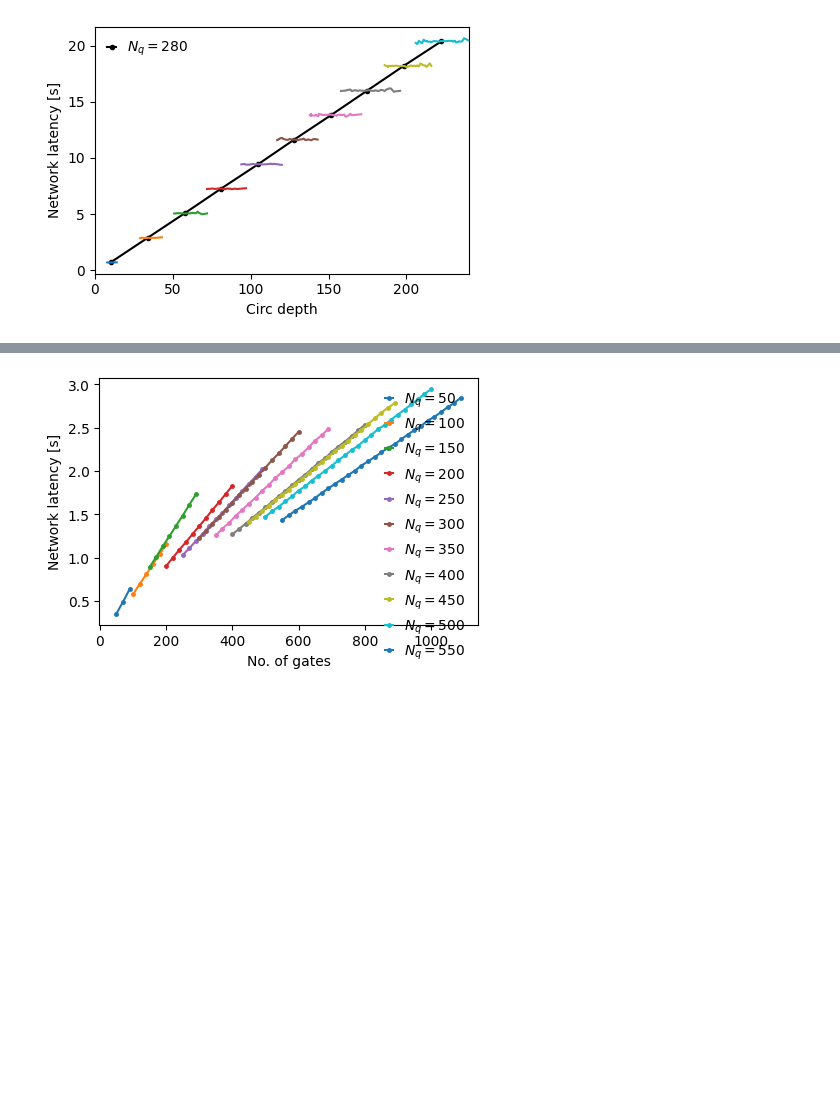
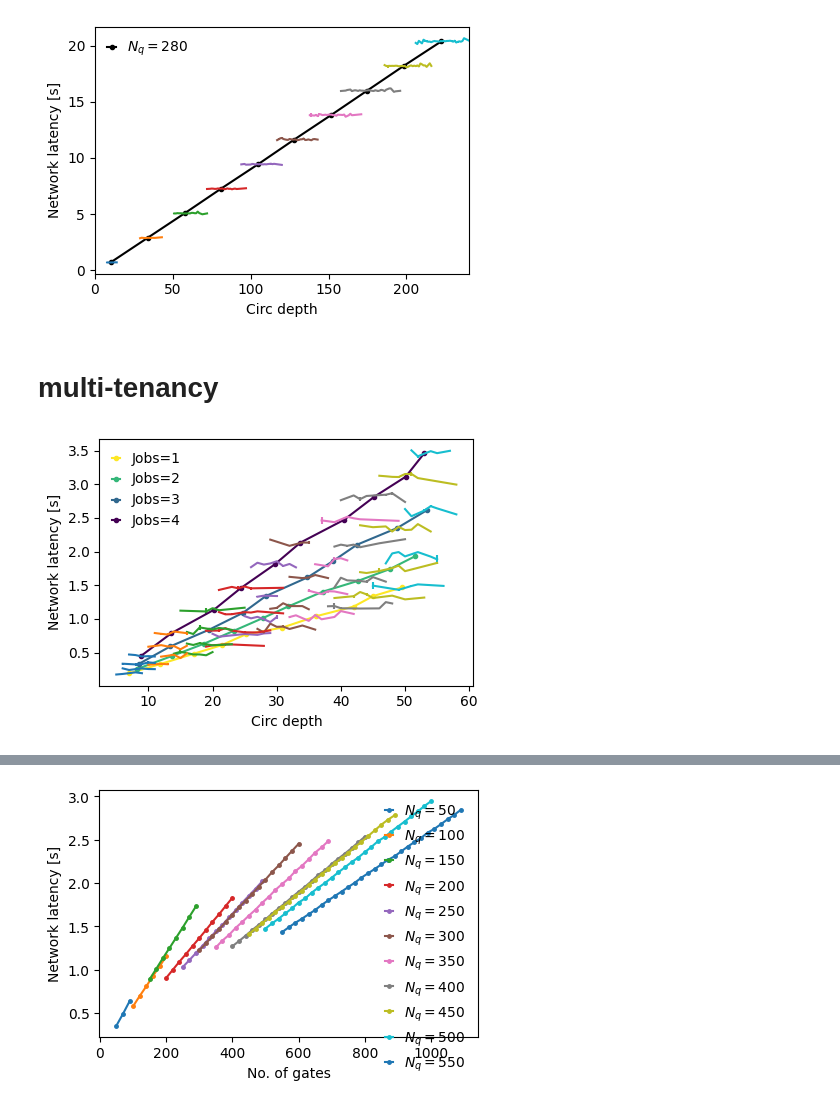
Before and after one commit to hassan-shap/QswitchNet, a Jupyter notebook: pp_clos_plots.ipynb, the cells around one changed output, grey strips where cells are left out. Cells and saved outputs as stored; diff of their text form; code cells hidden in the pictures; blank space fills up the shorter version.

Commit message:
initial multi-tenancy

```diff
--- a/pp_clos_plots.ipynb
+++ b/pp_clos_plots.ipynb
@@ -403,3 +403,81 @@ plt.legend(handlelength=0.6, frameon=False)
 plt.show()
 # %% [output]
 [figure]
+# %% [markdown]
+# multi-tenancy
+# %%
+n = 4
+num_ToR = 4
+qs_per_node = 10
+num_network_qubits = n**2//4 * num_ToR * qs_per_node
+num_qubits_per_job = n**2//4 * qs_per_node
+num_gates_list = np.linspace(num_qubits_per_job,8*num_qubits_per_job,10)
+num_bsm_tel = 2
+num_bsm_ir = 2
+Nrep = 1
+
+y_color = np.linspace(0,1,num_ToR)
+colors_bar = plt.cm.viridis_r(y_color)
+
+plt.figure(figsize=(4.6,3.2))
+for num_jobs in range(1,num_ToR+1):
+    num_gates_list = np.linspace(num_qubits_per_job,8*num_qubits_per_job,10)
+
+    latency_list = []
+    depth_list = []
+    num_g_list = []
+    for i_rep in range(Nrep):
+        fname = f"results/clos_multidag_T_vs_depth/q_{num_jobs}_n_{n}_tor_{num_ToR}_tel_{num_bsm_tel}_nir_{num_bsm_ir}.json"
+        if os.path.exists(fname):
+            with open(fname) as f:
+                latency_depth_list = np.array(json.load(f))
+                num_g_list += latency_depth_list[:,0].tolist()
+                depth_list += latency_depth_list[:,1].tolist()
+                latency_list += latency_depth_list[:,2].tolist()
+
+    if len(depth_list)>0:
+        latency_avg_list = []
+        depth_avg_list = []
+        for num_gates in num_gates_list:
+            num_gates = int(num_gates) + 0.0
+            idx_g = np.argwhere(np.array(num_g_list)==num_gates)[:,0]
+            depth_list_g = np.array(depth_list)[idx_g]
+            latency_list_g = np.array(latency_list)[idx_g]
+            depth_vals_g = sorted(list(set(depth_list_g.tolist())))
+            latency_avg_g = np.zeros(len(depth_vals_g))
+            latency_std_g = np.zeros(len(depth_vals_g))
+            for i_c, circ_depth in enumerate(depth_vals_g):
+                idx = np.argwhere(depth_list_g==circ_depth)[:,0]
+                latency_avg_g[i_c] =  latency_list_g[idx].mean()
+                latency_std_g[i_c] =  latency_list_g[idx].std()/np.sqrt(idx.shape[0]-1)
+        # # plt.plot(depth_vals, latency_avg, color= colors_bar[i_n,:],label=rf"$N_q=${num_qubits}")
+            plt.errorbar(depth_vals_g, latency_avg_g,latency_std_g)#,label=rf"$N_q=${num_qubits}")
+            # plt.title(rf"$N_q=${num_qubits}")
+            # plt.ylim(0.2,0.5)
+            # plt.xlim(5,22)
+            plt.xlabel("Circ depth")
+            plt.ylabel("Network latency [s]")
+            plt.tight_layout()
+            latency_avg_list.append(latency_list_g.mean())
+            depth_avg_list.append(depth_list_g.mean())
+        plt.plot(depth_avg_list, latency_avg_list, ".-", color= colors_bar[num_jobs-1,:],label=f"Jobs={num_jobs}")
+        # plt.plot(num_gates_list, latency_avg_list, ".-", color= colors_bar[num_jobs-1,:],label=f"Jobs={num_jobs}")
+        # plt.plot(depth_avg_list, latency_avg_list, ".-",label=rf"$N_j=${num_jobs}")
+        depth_vals = sorted(list(set(depth_list)))
+        depth_list = np.array(depth_list)
+        latency_list = np.array(latency_list)
+        latency_avg = np.zeros(len(depth_vals))
+        latency_std = np.zeros(len(depth_vals))
+        for i_c, circ_depth in enumerate(depth_vals):
+            idx = np.argwhere(depth_list==circ_depth)[:,0]
+            latency_avg[i_c] =  latency_list[idx].mean()
+            latency_std[i_c] =  latency_list[idx].std()/np.sqrt(idx.shape[0]-1)
+
+
+# plt.ylim(0,22)
+# plt.xlim(0,240)
+plt.legend(handlelength=0.6, frameon=False)
+# plt.title("new algo")
+plt.show()
+# %% [output]
+[figure, added]
```
Also changed, not shown: parts of 1 cell of this notebook, 17 other files.
